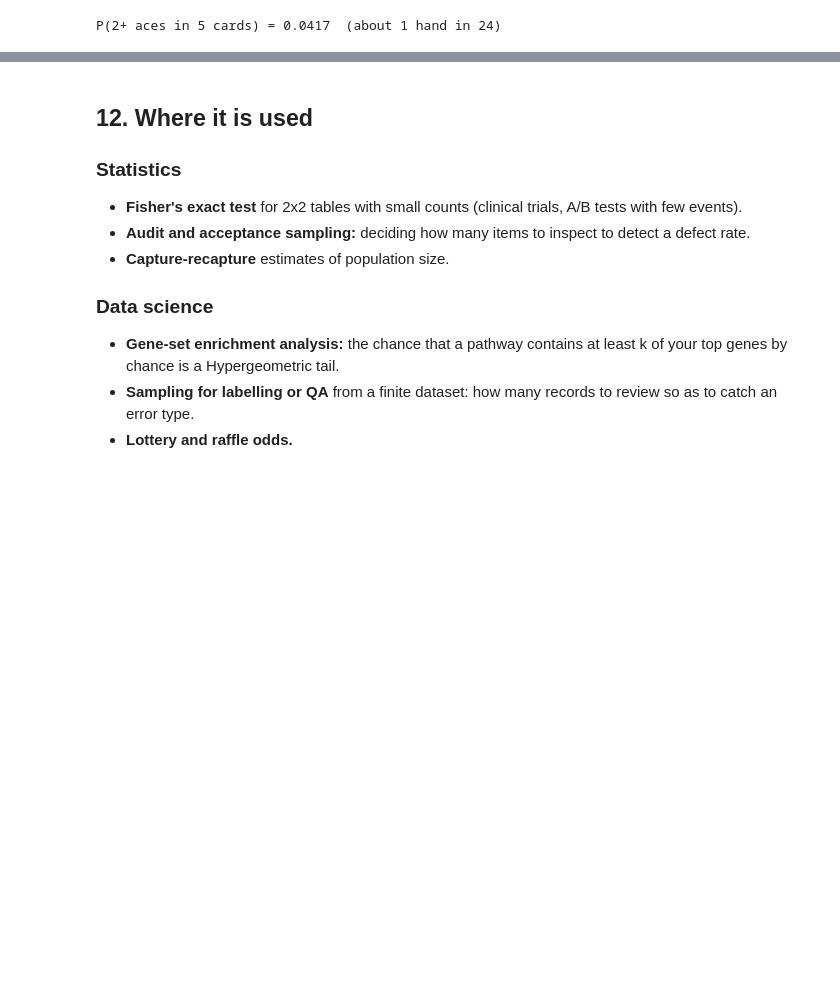
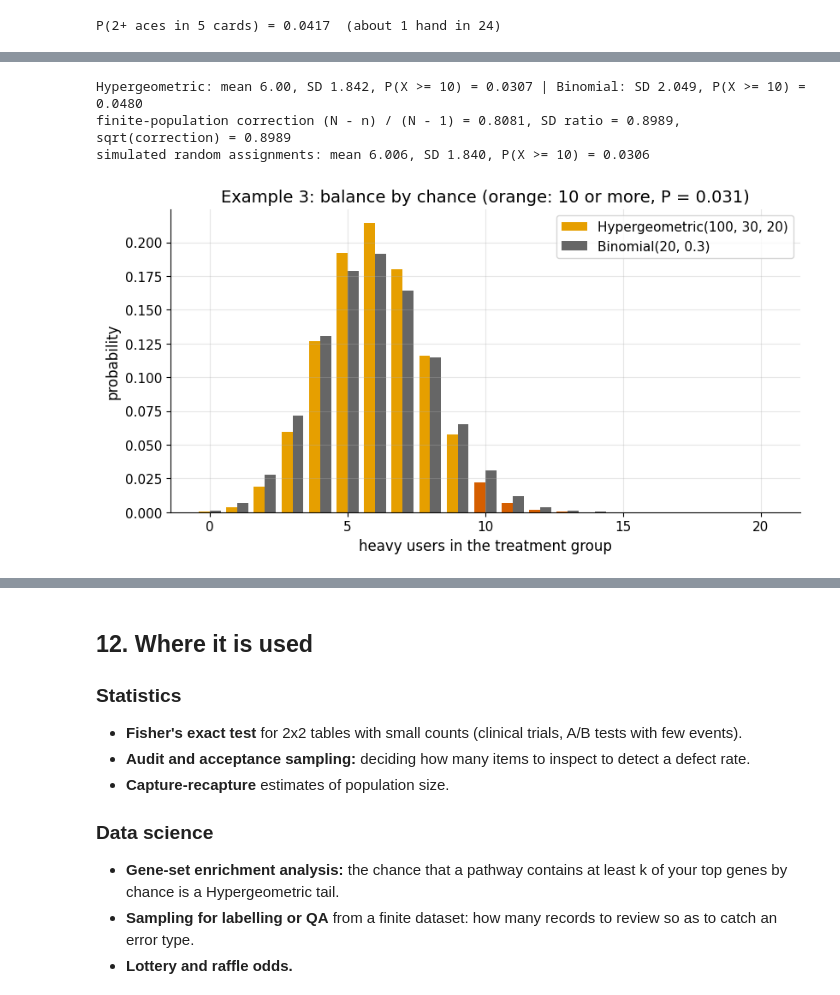
Before and after one commit to AhmedMostafaAttiaaa/distributions-irl, a Jupyter notebook: module_01_discrete/notebooks/01_04_hypergeometric.ipynb, the cells around one changed output, grey strips where cells are left out. Drawn from its saved outputs; the diff is of its cells as text; code cells hidden in the pictures; blank space fills up the shorter version.

Commit message:
module 01 lesson 04: deepen the notebook (plain-words cell, examples 2 and 3, more exercises)

```diff
--- a/module_01_discrete/notebooks/01_04_hypergeometric.ipynb
+++ b/module_01_discrete/notebooks/01_04_hypergeometric.ipynb
@@ -391,0 +463,18 @@ P(2+ aces in 5 cards) = 0.0417  (about 1 hand in 24)
+# %%
+hg_b, bn_b = stats.hypergeom(100, 30, 20), stats.binom(20, 0.3)
+print(f"Hypergeometric: mean {hg_b.mean():.2f}, SD {hg_b.std():.3f}, P(X >= 10) = {hg_b.sf(9):.4f} | Binomial: SD {bn_b.std():.3f}, P(X >= 10) = {bn_b.sf(9):.4f}")
+print(f"finite-population correction (N - n) / (N - 1) = {80 / 99:.4f}, SD ratio = {hg_b.std() / bn_b.std():.4f}, sqrt(correction) = {np.sqrt(80 / 99):.4f}")
+assert np.isclose(hg_b.mean(), 6) and np.isclose(hg_b.std(), 1.842, atol=1e-3) and abs(hg_b.sf(9) - 0.0307) < 5e-4 and np.isclose(hg_b.std() / bn_b.std(), np.sqrt(80 / 99))
+assign_b = np.random.default_rng(17); pop_b = np.array([1] * 30 + [0] * 70)
+trial_b = np.array([pop_b[assign_b.permutation(100)[:20]].sum() for rep_b in range(100_000)])
+print(f"simulated random assignments: mean {trial_b.mean():.3f}, SD {trial_b.std():.3f}, P(X >= 10) = {np.mean(trial_b >= 10):.4f}")
+assert abs(np.mean(trial_b >= 10) - hg_b.sf(9)) < 0.004 and abs(trial_b.std() - hg_b.std()) < 0.02
+ks_b = np.arange(0, 21); fig, ax = plt.subplots(figsize=(9.5, 4.6))
+ax.bar(ks_b - 0.2, hg_b.pmf(ks_b), 0.4, color=[SIM if k < 10 else HIGHLIGHT for k in ks_b], label="Hypergeometric(100, 30, 20)"); ax.bar(ks_b + 0.2, bn_b.pmf(ks_b), 0.4, color=NEUTRAL, label="Binomial(20, 0.3)")
+ax.set_xlabel("heavy users in the treatment group"); ax.set_ylabel("probability"); ax.set_title(f"Example 3: balance by chance (orange: 10 or more, P = {hg_b.sf(9):.3f})"); ax.legend()
+plt.show()
+# %% [output]
+Hypergeometric: mean 6.00, SD 1.842, P(X >= 10) = 0.0307 | Binomial: SD 2.049, P(X >= 10) = 0.0480
+finite-population correction (N - n) / (N - 1) = 0.8081, SD ratio = 0.8989, sqrt(correction) = 0.8989
+simulated random assignments: mean 6.006, SD 1.840, P(X >= 10) = 0.0306
+[figure, added]
```
Also changed, not shown: parts of 11 cells of this notebook.
